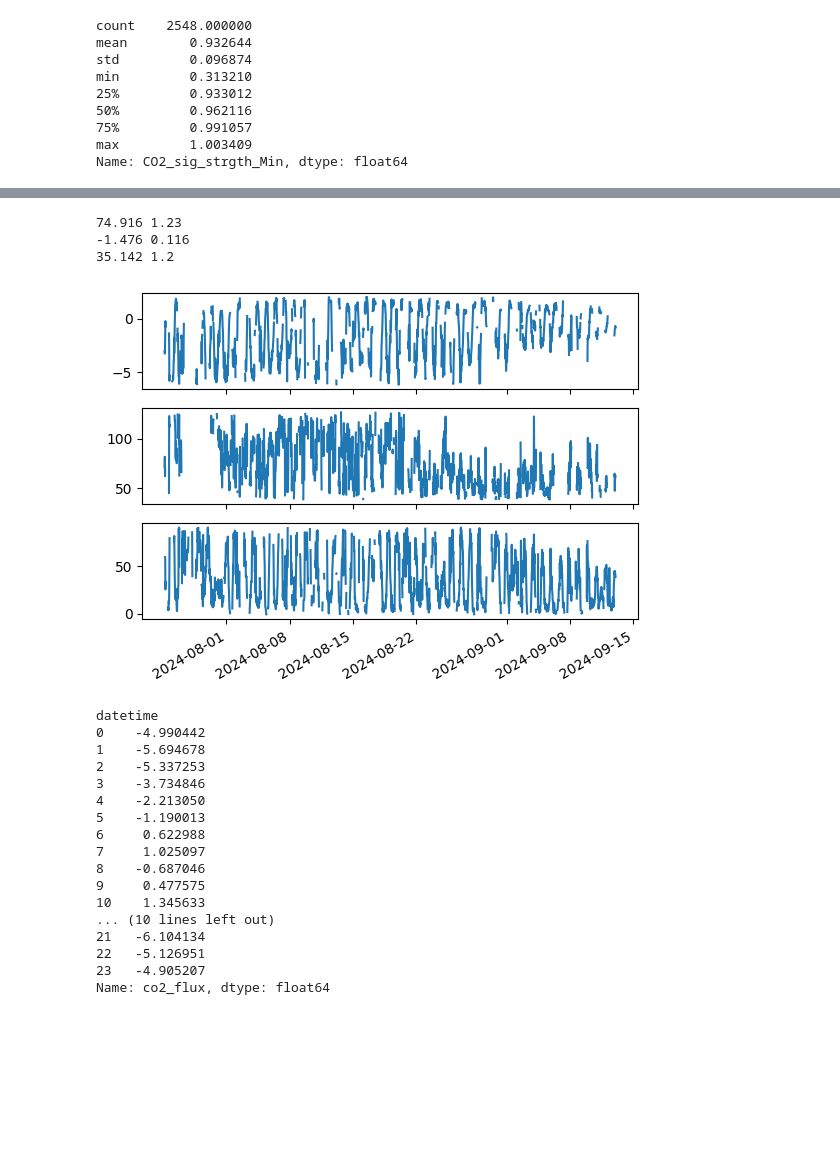
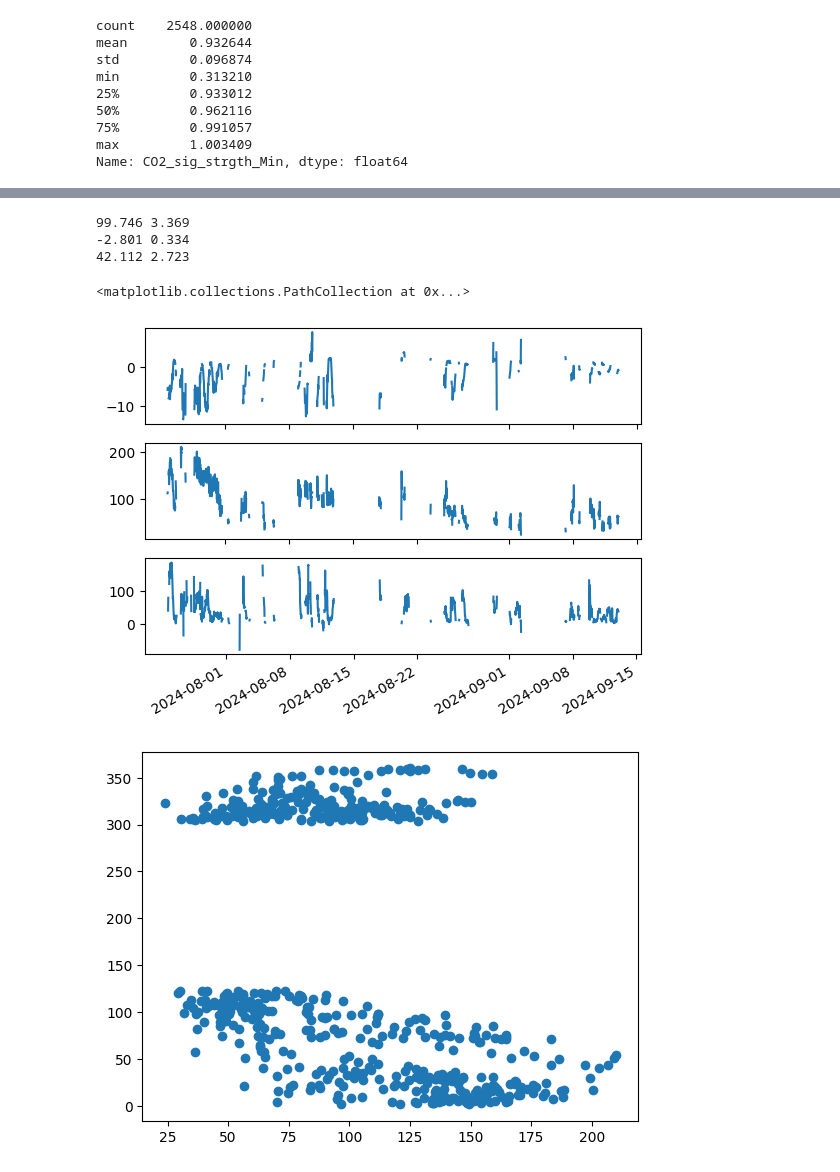
Before and after one commit to June-Skeeter/EC_processing, a Jupyter notebook: testing/test.ipynb, the cells around one changed output, grey strips where cells are left out. Drawn from its saved outputs; the diff is of its cells as text; code cells hidden in the pictures; blank space fills up the shorter version.

Commit message:
working on db tools

```diff
--- a/testing/test.ipynb
+++ b/testing/test.ipynb
@@ -178,14 +178,14 @@ class k:
 x = [k()*3]
 x
 # %%
-import modules.database.dbDump as dbDump
+import modules.database.dbTools as dbTools
 import matplotlib.pyplot as plt
 # import importlib
-importlib.reload(dbDump)
+importlib.reload(dbTools)
 
 # os.getcwd()
 # os.path.abspath(r'testing\outputs\myProject')
-db = dbDump.database(projectPath="testing/outputs/myProject",siteID='SCL',stageID='EasyFlux_2025',verbose=False)
+db = dbTools.database(projectPath="testing/outputs/myProject",siteID='SCL',stageID='EasyFlux_2025',verbose=False)
 dbYear = db.readDbYear(2025)
 dbYear.columns
 # plt.figure()
@@ -248,8 +248,12 @@ for flux in ['FC','FCH4']:
 
 
 db['FC']=db['FC_mass']/44.01*1e3#*1800*48*1e-3 # g m-2 d-1*1800*48*1e-3 # g m-2 d-1
-db['FCH4']=db['FCH4_mass']/16.04*1e-1#*1800*48*1e-9 # g m-2 d-1*1800*48*1e-9 # g m-2 d-1
+db['FCH4']=db['FCH4_mass']/16#*1800*48*1e-9 # g m-2 d-1*1800*48*1e-9 # g m-2 d-1
 
+wdsec = 90
+
+db.loc[((db['WD']>(33+180)-wdsec)&(db['WD']<(33+180)+wdsec)),['FC','FCH4','LE']]=np.nan
+db.loc[db['USTAR']<.15,['FC','FCH4','LE']]=np.nan
 
 db.loc[db['FC'].isna(),'FCH4']=np.nan
 
@@ -268,7 +272,14 @@ ax[1].plot(db['FCH4'])
 fig.autofmt_xdate()
 
 m = db[['FC','FCH4','LE']].mean()
-m
+print(m)
 
 db[['co2_flux','ch4_flux']] = db[['FC','FCH4']]
+
+
+db.index.day_of_year.min(),db.index.day_of_year.max()
+
+
+plt.figure()
+plt.scatter(db['FCH4'],db['WD'])
 # %% [output]
@@ -306,71 +363,57 @@ df = pd.read_csv(r"C:\Users\jskeeter\OneDrive - NRCan RNCan\Documents\Presentati
 df.index=pd.to_datetime(df['date']+' '+df['time'])#df['datetime']
 # df['ch4_flux'].describe()
 df.loc[df['qc_ch4_flux']>1,'ch4_flux'] = np.nan
-df.loc[df['u*']<.1,'ch4_flux'] = np.nan
+df.loc[df['u*']<.15,'ch4_flux'] = np.nan
 df.loc[df['diag_77_mean']<20,'ch4_flux'] = np.nan
-df.loc[((df['ch4_flux'].mean()-df['ch4_flux'])/df['ch4_flux'].std()).abs()>1,'ch4_flux']=np.nan
+df.loc[((df['ch4_flux'].mean()-df['ch4_flux'])/df['ch4_flux'].std()).abs()>3,'ch4_flux']=np.nan
 
 df.loc[df['qc_co2_flux']>1,'co2_flux'] = np.nan
-df.loc[df['u*']<.1,'co2_flux'] = np.nan
+df.loc[df['u*']<.15,'co2_flux'] = np.nan
 df.loc[df['diag_77_mean']<20,'co2_flux'] = np.nan
-df.loc[((df['co2_flux'].mean()-df['co2_flux'])/df['co2_flux'].std()).abs()>1,'co2_flux']=np.nan
+df.loc[((df['co2_flux'].mean()-df['co2_flux'])/df['co2_flux'].std()).abs()>3,'co2_flux']=np.nan
 
 
 df.loc[df['qc_LE']>1,'LE'] = np.nan
-df.loc[df['u*']<.1,'LE'] = np.nan
-df.loc[((df['LE'].mean()-df['LE'])/df['LE'].std()).abs()>1,'LE']=np.nan
+df.loc[df['u*']<.15,'LE'] = np.nan
+df.loc[((df['LE'].mean()-df['LE'])/df['LE'].std()).abs()>3,'LE']=np.nan
 
+df.loc[((df['wind_dir']>(33+180)-wdsec)&(df['wind_dir']<(33+180)+wdsec)),['ch4_flux','co2_flux','LE']]=np.nan
 
 df['ch4_flux']=df['ch4_flux']*1e3
 
 # def LUT(df,flux):
 #     print(df[flux].isna().sum())
 #     df['HR'] = df.index.hour
 #     HR = df[[flux,'HR']].groupby('HR').median()
 #     for i,row in df.iterrows():
 #         if np.isnan(row[flux]):
 #             df.loc[df.index==i,flux] = HR.loc[i.hour].values[0]
 #     return(df)
 # for flux in ['co2_flux','LE','ch4_flux']:
 #     df=LUT(df,flux)
 # df = LUT(df,'co2_flux')
 # df = LUT(df,'ch4_flux')
 
 fig,ax=plt.subplots(3)
 ax[0].plot(df['co2_flux'])
 ax[1].plot(df['ch4_flux'])
 ax[2].plot(df['LE'])
 
 for flux in ['ch4_flux','co2_flux','LE']:
     print(df[flux].mean().round(3),(1.96*df[flux].std()/df[flux].count()**.5).round(3))
 
 
 
 fig.autofmt_xdate()
+
+
+plt.figure()
+plt.scatter(df['ch4_flux'],df['wind_dir'])
 # %% [output]
-74.916 1.23
--1.476 0.116
-35.142 1.2
+99.746 3.369
+-2.801 0.334
+42.112 2.723
+<matplotlib.collections.PathCollection at 0x...>
-[figure, old version]
+[figure, new version]
+[figure, added]
-# %%
-df['co2_flux'].groupby(df['co2_flux'].index.hour).mean()
-# df
-# %% [output]
-datetime
-0    -4.990442
-1    -5.694678
-2    -5.337253
-3    -3.734846
-4    -2.213050
-5    -1.190013
-6     0.622988
-7     1.025097
-8    -0.687046
-9     0.477575
-10    1.345633
-... (10 lines left out)
-21   -6.104134
-22   -5.126951
-23   -4.905207
-Name: co2_flux, dtype: float64
 # %%
```
Also changed, not shown: parts of 12 cells of this notebook, 4 other files.
